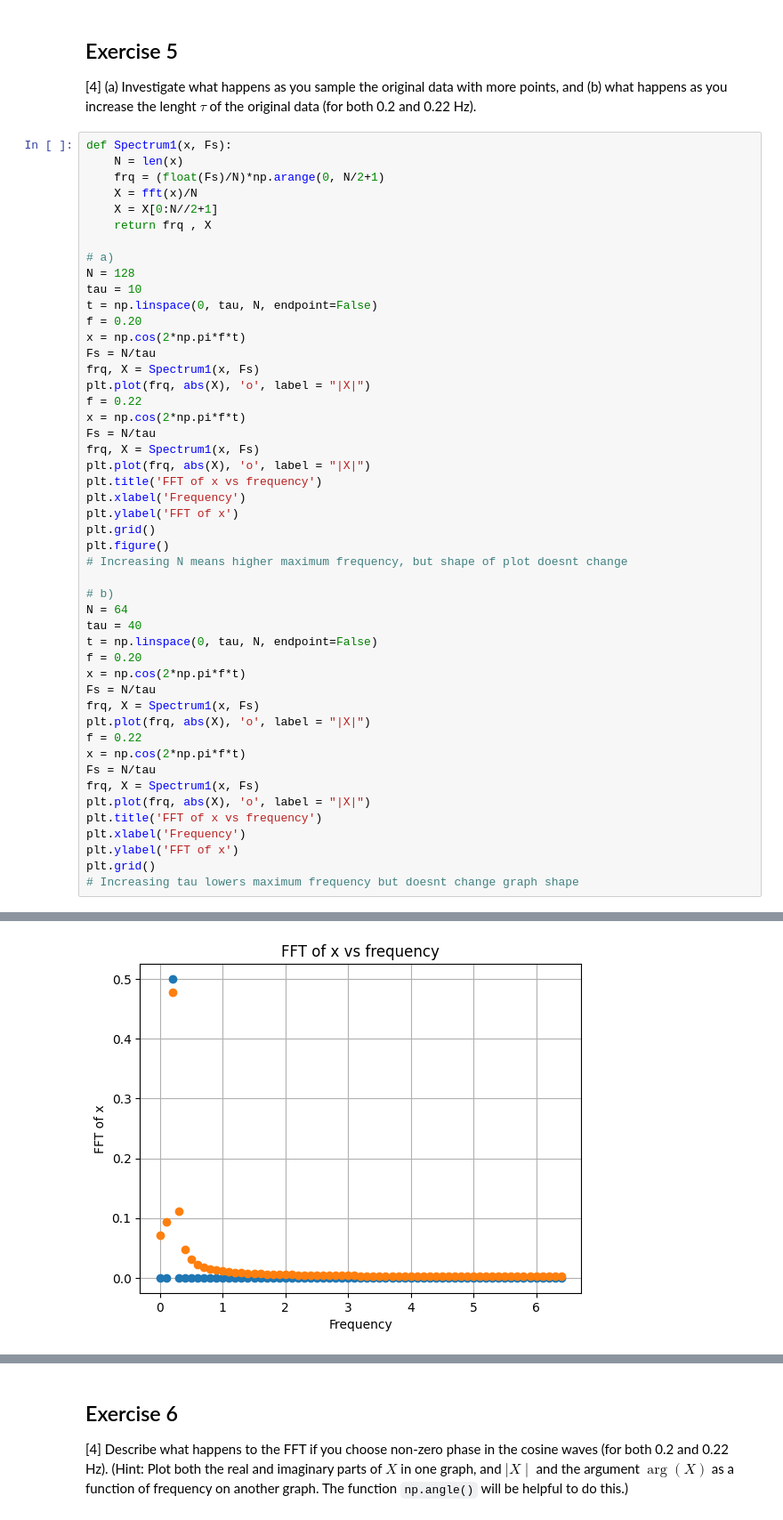
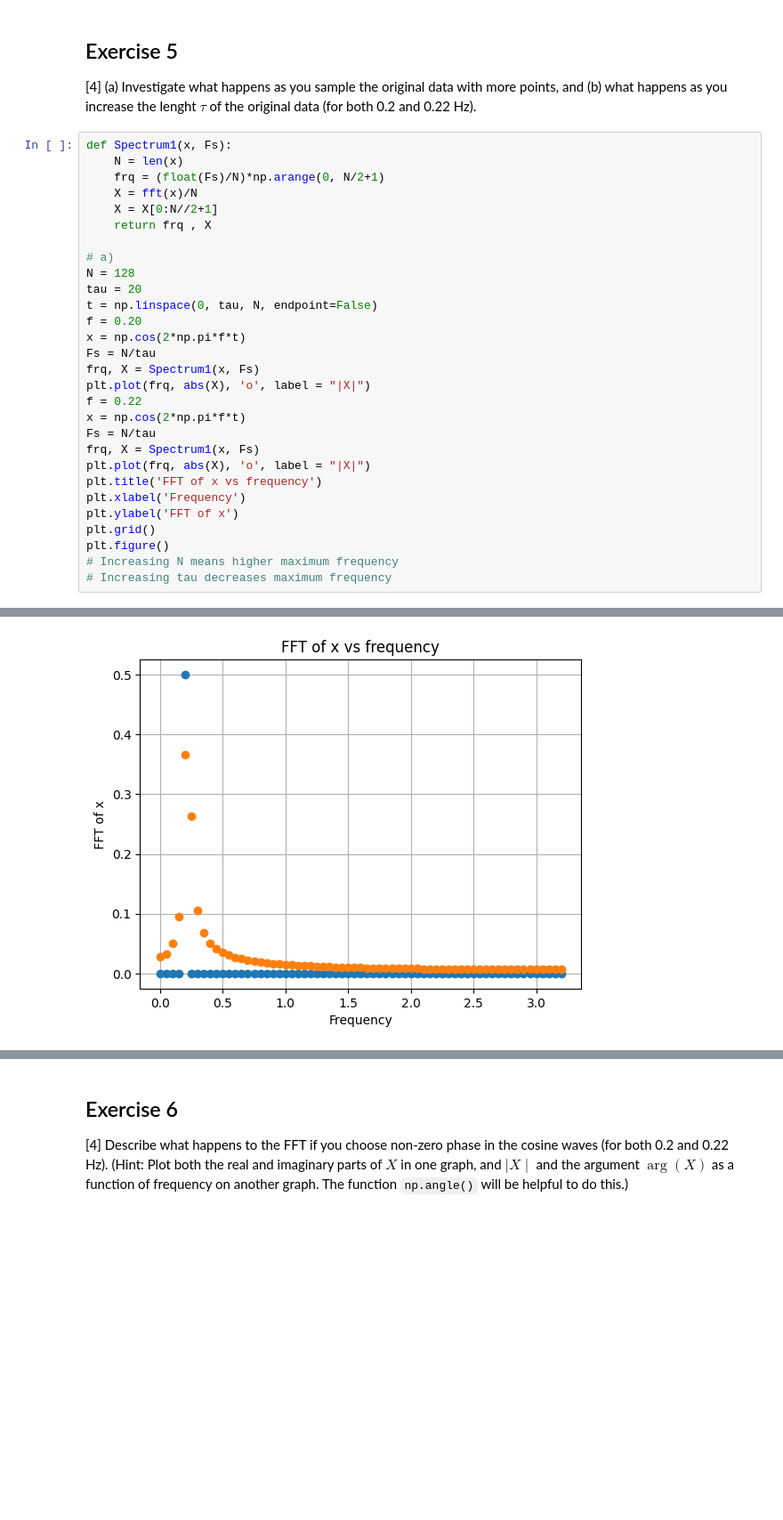
Before and after one commit to PX2145-2025/week-10-b-Luscombe-Charlie, a Jupyter notebook: FFT.ipynb, the cells around one changed output, grey strips where cells are left out. Shown: that part at 89% size. Saved outputs shown, nothing was run; the diff lists cells and outputs as text; blank space fills up the shorter version.

```diff
--- a/FFT.ipynb
+++ b/FFT.ipynb
@@ -397,7 +397,7 @@ def Spectrum1(x, Fs):
 
 # a)
 N = 128
-tau = 10
+tau = 20
 t = np.linspace(0, tau, N, endpoint=False)
 f = 0.20
 x = np.cos(2*np.pi*f*t)
@@ -414,25 +414,6 @@ plt.xlabel('Frequency')
 plt.ylabel('FFT of x')
 plt.grid()
 plt.figure()
-# Increasing N means higher maximum frequency, but shape of plot doesnt change
-
-# b)
-N = 64
-tau = 40
-t = np.linspace(0, tau, N, endpoint=False)
-f = 0.20
-x = np.cos(2*np.pi*f*t)
-Fs = N/tau
-frq, X = Spectrum1(x, Fs)
-plt.plot(frq, abs(X), 'o', label = "|X|")
-f = 0.22
-x = np.cos(2*np.pi*f*t)
-Fs = N/tau
-frq, X = Spectrum1(x, Fs)
-plt.plot(frq, abs(X), 'o', label = "|X|")
-plt.title('FFT of x vs frequency')
-plt.xlabel('Frequency')
-plt.ylabel('FFT of x')
-plt.grid()
-# Increasing tau lowers maximum frequency but doesnt change graph shape
+# Increasing N means higher maximum frequency
+# Increasing tau decreases maximum frequency
 # %% [output]
@@ -439 +421 @@ plt.grid()
-[figure, old version]
+[figure, new version]
```
Also changed, not shown: parts of 2 cells of this notebook.
